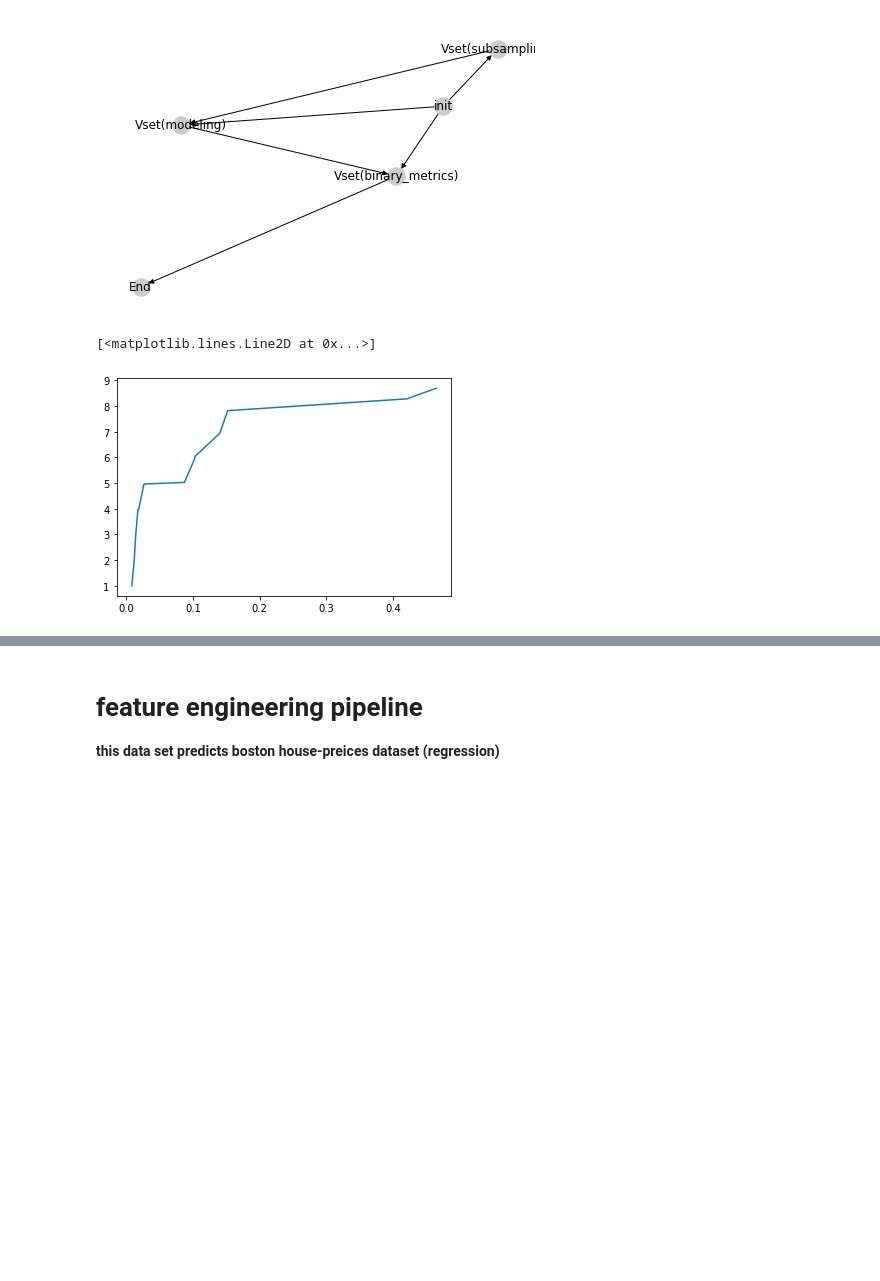
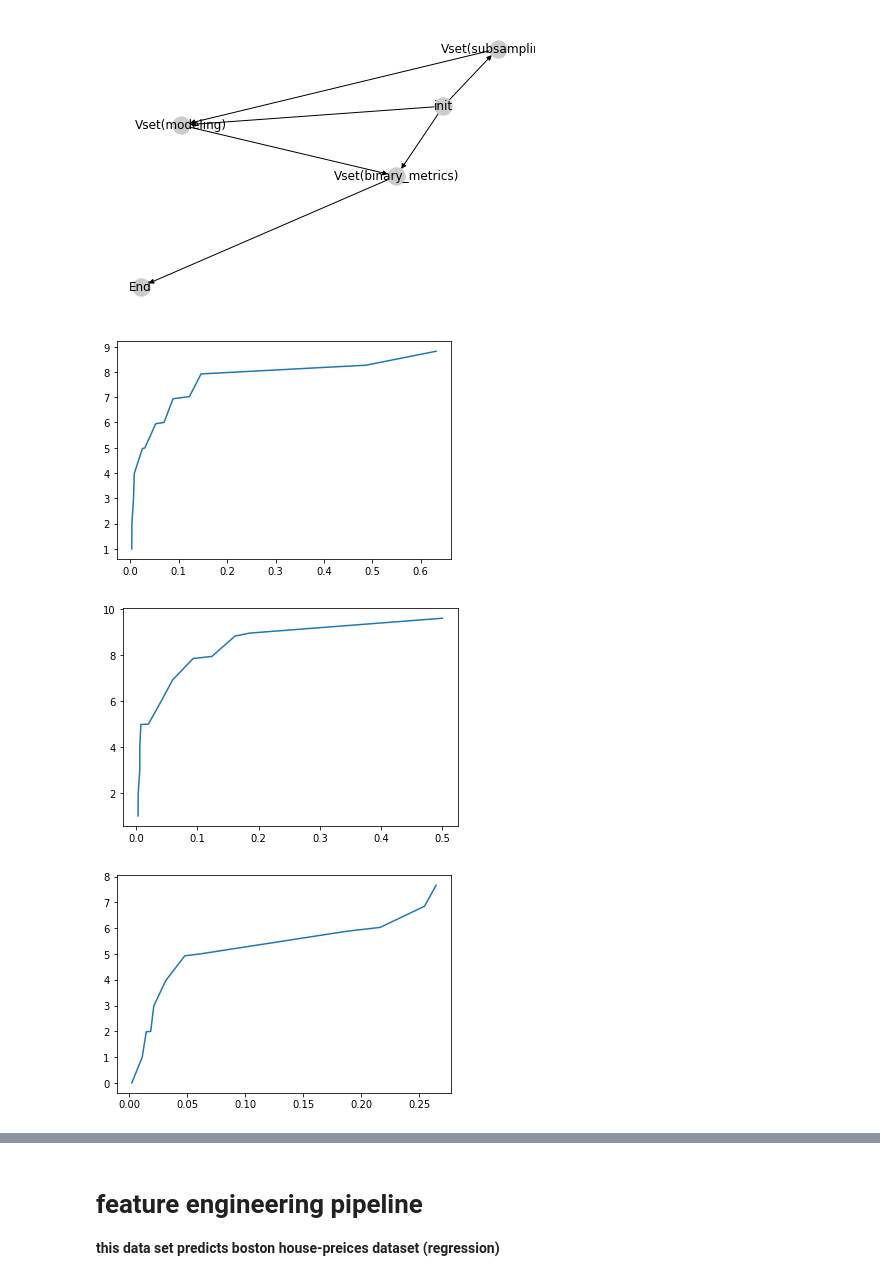
Before and after one commit to Yu-Group/veridical-flow, a Jupyter notebook: notebooks/00_synthetic_classification.ipynb, the cells around one changed output, grey strips where cells are left out. Cells and saved outputs as stored; diff of their text form; code cells hidden in the pictures; blank space fills up the shorter version.

```diff
--- a/notebooks/00_synthetic_classification.ipynb
+++ b/notebooks/00_synthetic_classification.ipynb
@@ -70,11 +68,14 @@ plt.show()
 # %% [output]
 [figure]
 # %%
-mean_dict, std_dict, pc = modeling_set.predict_with_uncertainties(X_test)
+mean_dict, std_dict = modeling_set.predict_with_uncertainties(X_test, group_by=['subsampling'], proba=True)
 u, c = evaluate_uncertainty(mean_dict, std_dict)
-plt.plot(u, c)
+for i in range(u.shape[0]):
+    plt.plot(u[i], c[i])
+    plt.show()
 # %% [output]
-[<matplotlib.lines.Line2D at 0x...>]
-[figure, old version]
+[figure, new version]
+[figure, added]
+[figure, added]
 # %%
 df = dict_to_df(binary_metrics)
```
Also changed, not shown: parts of 2 cells of this notebook, 2 other files.
